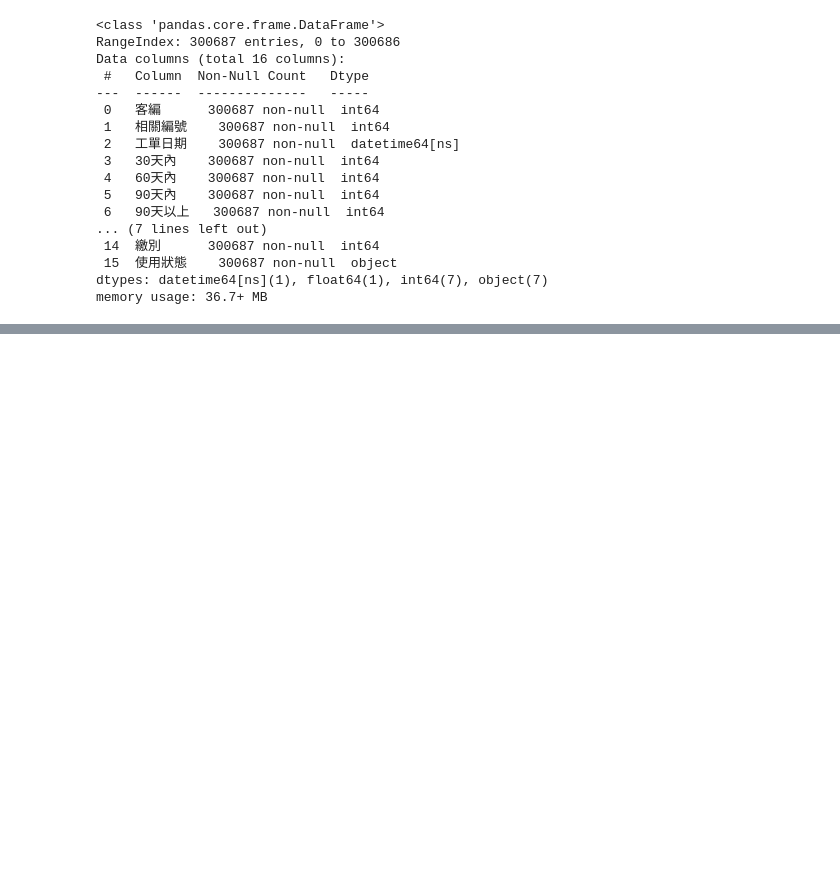
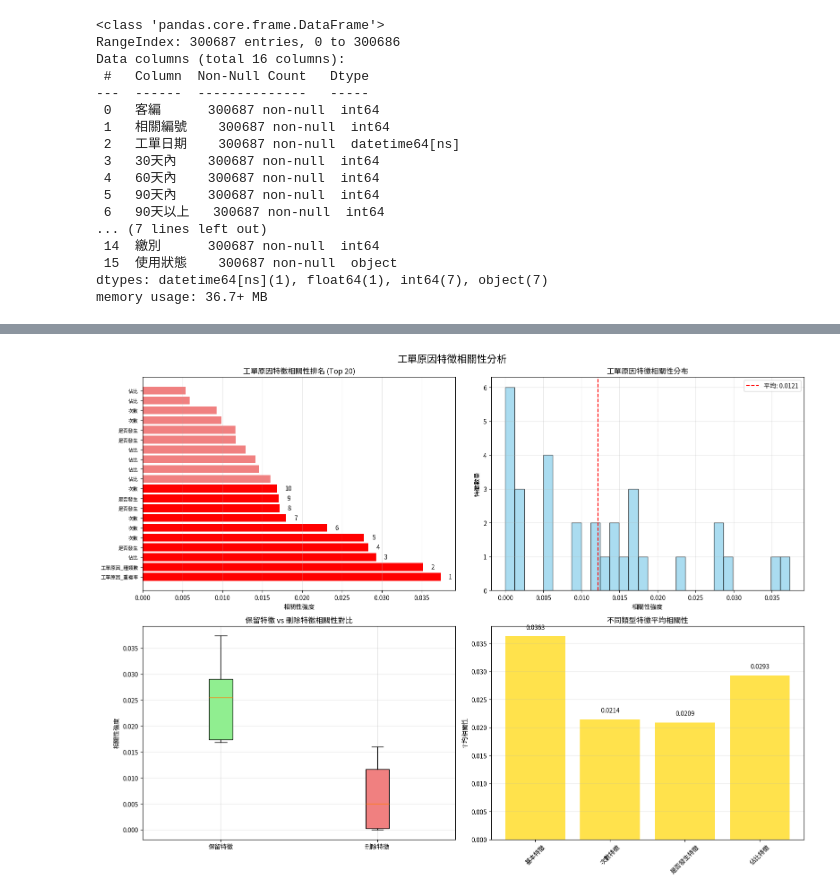
Before and after one commit to Kevinlo937/cord-cutting-predicated, a Jupyter notebook: topMSO_Dataset.ipynb, the cells around one changed output, grey strips where cells are left out. Cells and saved outputs as stored; diff of their text form; code cells hidden in the pictures; blank space fills up the shorter version.

Commit message:
enhance features

```diff
--- a/topMSO_Dataset.ipynb
+++ b/topMSO_Dataset.ipynb
@@ -542,3 +542,5 @@ dtypes: datetime64[ns](1), float64(1), int64(7), object(7)
 memory usage: 36.7+ MB
 # %%
 ds_doService_combo.to_csv('ds_doService_combo.csv', index=False, sep='^')
+# %%
+ds_doService = pd.read_csv('cleaned_ds_doService.csv', sep='^')
@@ -544,0 +841,2 @@ ds_doService_combo.to_csv('ds_doService_combo.csv', index=False, sep='^')
+# %%
+ds_doService_combo = pd.read_csv('ds_doService_combo.csv', sep='^')
@@ -544,0 +975,14 @@ ds_doService_combo.to_csv('ds_doService_combo.csv', index=False, sep='^')
+# %%
+# 將工單原因特徵加入到 ds_doService_combo
+ds_doService_combo_enhanced = pd.merge(ds_doService_combo, reason_all_features, on=['客編', '相關編號'], how='left')
+
+print(f"=== 增強後的 ds_doService_combo 資訊 ===")
+print(f"原始形狀: {ds_doService_combo.shape}")
+print(f"增強後形狀: {ds_doService_combo_enhanced.shape}")
+print(f"新增欄位數: {ds_doService_combo_enhanced.shape[1] - ds_doService_combo.shape[1]}")
+
+# 檢查結果
+print("\n=== 工單原因特徵預覽 ===")
+reason_cols = [col for col in ds_doService_combo_enhanced.columns if '工單原因' in col]
+print(f"工單原因相關欄位: {reason_cols}")
+display(ds_doService_combo_enhanced[['客編', '相關編號'] + reason_cols[:5]].head())
@@ -544,0 +1368,77 @@ ds_doService_combo.to_csv('ds_doService_combo.csv', index=False, sep='^')
+# %%
+# 視覺化相關性分析
+import matplotlib.pyplot as plt
+import seaborn as sns
+
+# 創建相關性視覺化
+fig, axes = plt.subplots(2, 2, figsize=(16, 12))
+fig.suptitle('工單原因特徵相關性分析', fontsize=16, fontweight='bold')
+
+# 1. 相關性排名圖
+ax1 = axes[0, 0]
+top_20_features = sorted(correlation_scores.items(), key=lambda x: x[1], reverse=True)[:20]
+features_20, corr_20 = zip(*top_20_features)
+colors = ['red' if i < 10 else 'lightcoral' for i in range(len(features_20))]
+
+bars = ax1.barh(range(len(features_20)), corr_20, color=colors)
+ax1.set_yticks(range(len(features_20)))
+ax1.set_yticklabels([f.split('_')[-1] if len(f.split('_')) > 2 else f for f in features_20], fontsize=8)
+ax1.set_xlabel('相關性強度')
+ax1.set_title('工單原因特徵相關性排名 (Top 20)')
+ax1.grid(axis='x', alpha=0.3)
+
+# 添加前10名標記
+for i, bar in enumerate(bars[:10]):
+    ax1.text(bar.get_width() + 0.001, bar.get_y() + bar.get_height()/2,
+             f'{i+1}', ha='left', va='center', fontweight='bold')
+
+# 2. 相關性分布直方圖
+ax2 = axes[0, 1]
+ax2.hist(correlation_values, bins=30, alpha=0.7, color='skyblue', edgecolor='black')
+ax2.axvline(x=np.mean(correlation_values), color='red', linestyle='--', label=f'平均: {np.mean(correlation_values):.4f}')
+ax2.set_xlabel('相關性強度')
+ax2.set_ylabel('特徵數量')
+ax2.set_title('工單原因特徵相關性分布')
+ax2.legend()
+ax2.grid(alpha=0.3)
+
+# 3. 保留特徵vs刪除特徵對比
+ax3 = axes[1, 0]
+selected_corr = [correlation_scores[f] for f in selected_features]
+removed_features = [f for f in correlation_scores.keys() if f not in selected_features]
+removed_corr = [correlation_scores[f] for f in removed_features]
+
+box_data = [selected_corr, removed_corr]
+bp = ax3.boxplot(box_data, labels=['保留特徵', '刪除特徵'], patch_artist=True)
+bp['boxes'][0].set_facecolor('lightgreen')
+bp['boxes'][1].set_facecolor('lightcoral')
+ax3.set_ylabel('相關性強度')
+ax3.set_title('保留特徵 vs 刪除特徵相關性對比')
+ax3.grid(alpha=0.3)
+
+# 4. 特徵類型相關性分析
+ax4 = axes[1, 1]
+type_correlations = {}
+for feature_type, features in feature_types.items():
+    if features:
+        type_corr = [correlation_scores[f] for f in features]
+        type_correlations[feature_type] = np.mean(type_corr)
+
+if type_correlations:
+    types, type_corr_values = zip(*type_correlations.items())
+    bars = ax4.bar(types, type_corr_values, color='gold', alpha=0.7)
+    ax4.set_ylabel('平均相關性')
+    ax4.set_title('不同類型特徵平均相關性')
+    ax4.tick_params(axis='x', rotation=45)
+    ax4.grid(axis='y', alpha=0.3)
+
+    # 添加數值標籤
+    for bar in bars:
+        height = bar.get_height()
+        ax4.text(bar.get_x() + bar.get_width()/2., height + 0.001,
+                f'{height:.4f}', ha='center', va='bottom')
+
+plt.tight_layout()
+plt.show()
+# %% [output]
+[figure, added]
```
Also changed, not shown: parts of 19 cells of this notebook, 4 other files.
